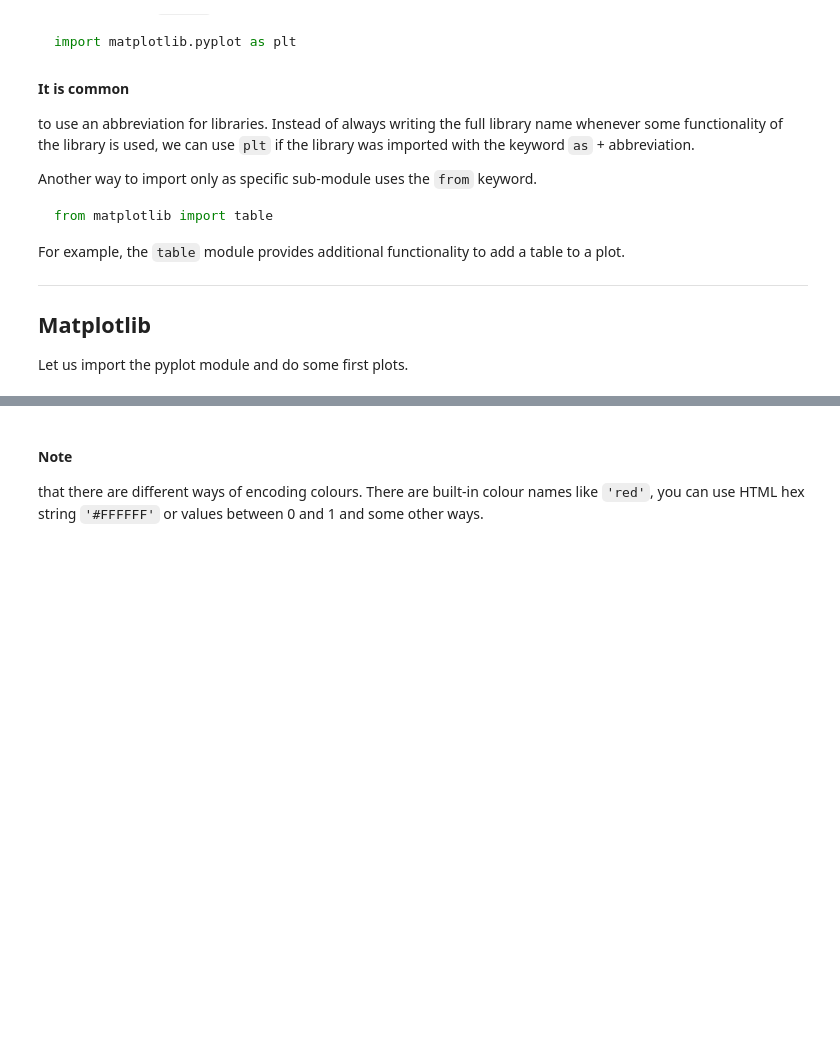
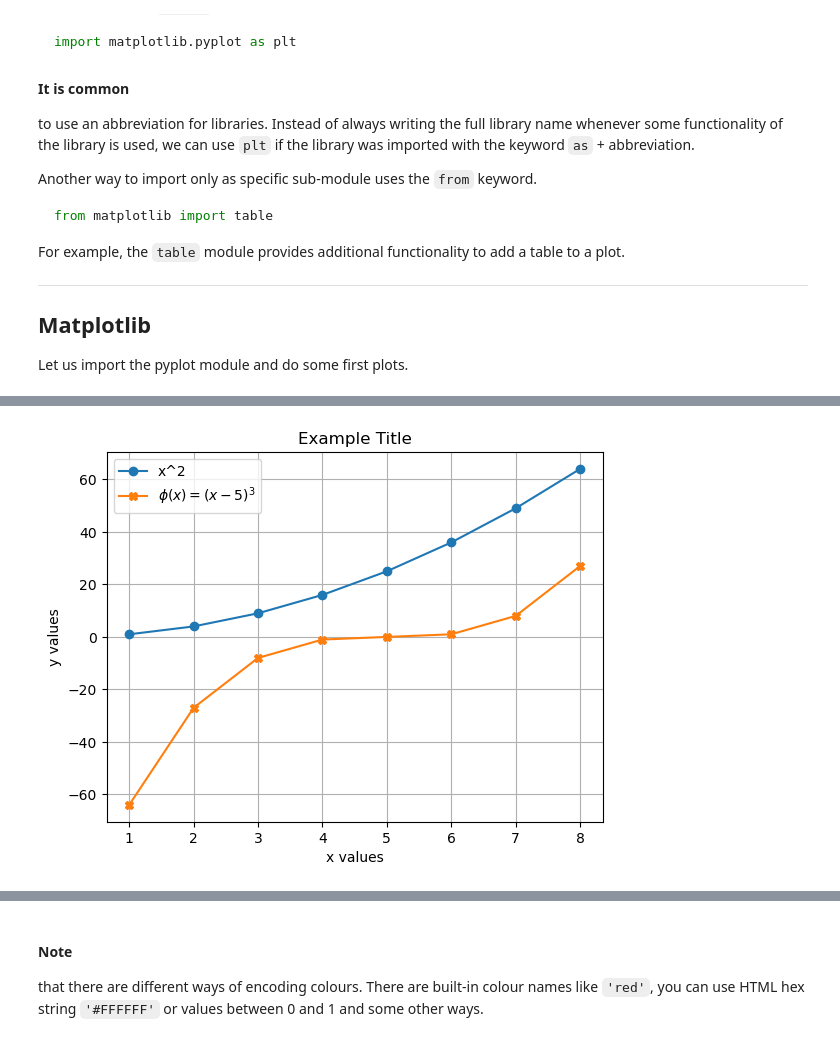
Before and after one commit to samarinm/pythonCC, a Jupyter notebook: Notebooks/5-Plotting.ipynb, the cells around one changed output, grey strips where cells are left out. Saved outputs shown, nothing was run; the diff lists cells and outputs as text; code cells hidden in the pictures; blank space fills up the shorter version.

```diff
--- a/Notebooks/5-Plotting.ipynb
+++ b/Notebooks/5-Plotting.ipynb
@@ -76,17 +80,19 @@ plt.show()
 # %%
 plt.plot(x_values, y_values, label = 'x^2', marker = 'o')
-plt.plot(x_values, z_values, label = '(x-5)^3', marker = 'X')
+plt.plot(x_values, z_values, label = r'$\phi(x)=(x-5)^3$', marker = 'X')
 
 plt.xlabel('x values')
 plt.ylabel('y values')
 
 plt.title('Example Title')
 
 plt.legend()
 
 plt.grid()
 
 plt.show()
+# %% [output]
+[figure, added]
 # %%
 random_colours = [0.404, 0.994, 0.138, 0.383, 0.537, 0.238, 0.883, 0.742]
 
```
Also changed, not shown: parts of 16 cells of this notebook, 4 other files.
